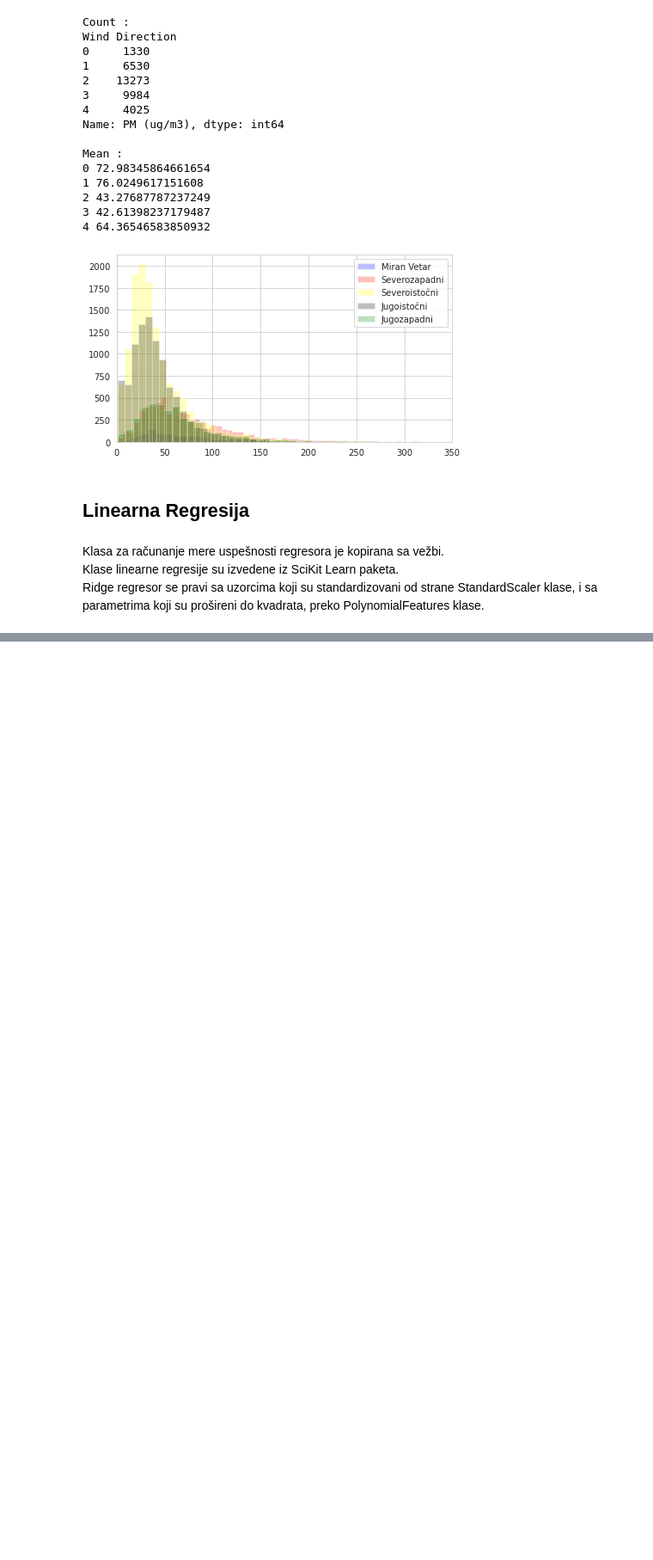
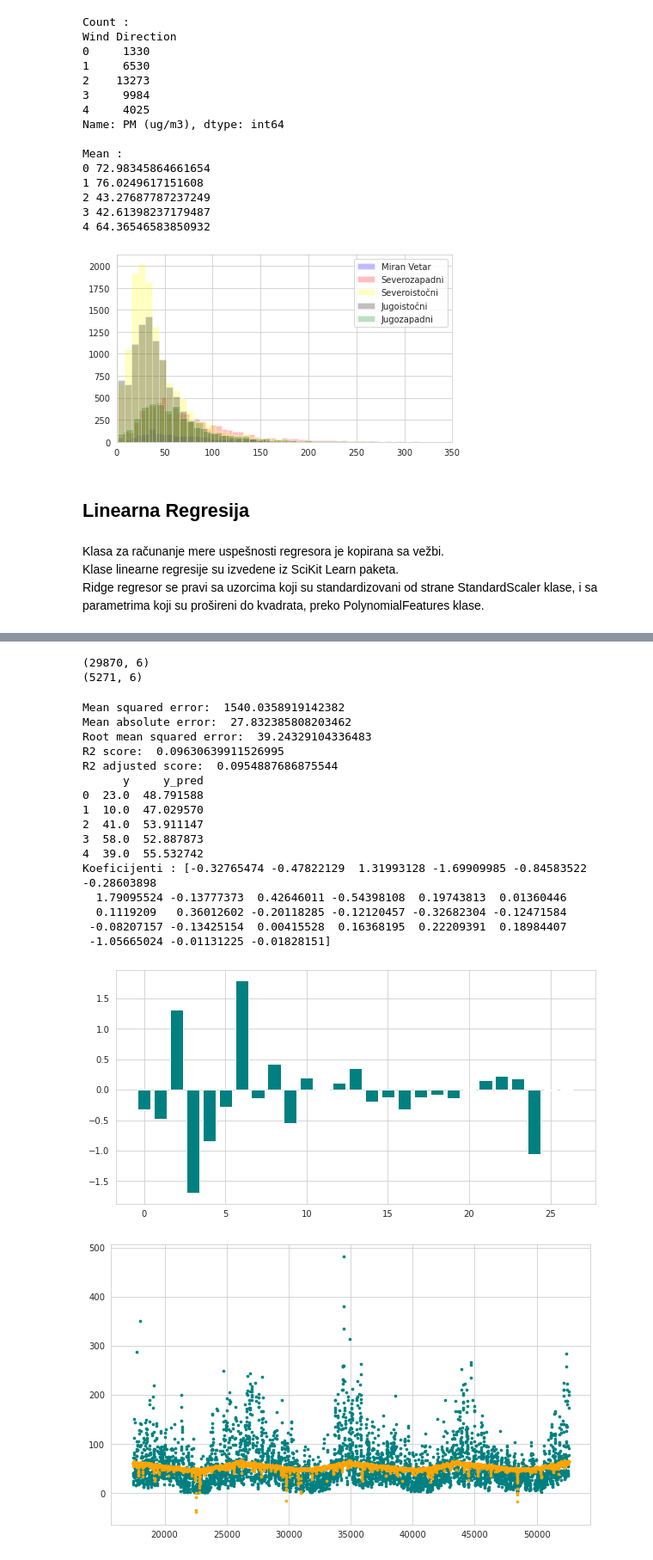
Before and after one commit to stankovictab/ftn-po-shanghai, a Jupyter notebook: shanghai.ipynb, the cells around one changed output, grey strips where cells are left out. Shown at 86% size. Saved outputs shown, nothing was run; the diff lists cells and outputs as text; code cells hidden in the pictures; blank space fills up the shorter version.

```diff
--- a/shanghai.ipynb
+++ b/shanghai.ipynb
@@ -325,0 +547,61 @@ def model_evaluation(y, y_predicted, N, d):
+# %%
+# Pravimo novi skup za treniranje na osnovu trening skupa i skupa za validaciju
+
+x_inter_combined = np.concatenate((x_train, x_valid), axis=0)
+y_combined = np.concatenate((y_train, y_valid), axis=0)
+# %%
+# Treniranje najboljeg Ridge modela nad trening + validacionim skupom
+# Nakon toga se plotuje u poredjenju sa test skupom
+
+print(x_inter_combined.shape)
+print(x_test.shape)
+
+scaler = StandardScaler()
+scaler.fit(x_inter_combined) # Mora da prima 6 kolona da bi prebacio u 27
+x_inter_combined_std = scaler.transform(x_inter_combined)
+x_test_std = scaler.transform(x_test)
+x_inter_combined_std = pd.DataFrame(x_inter_combined_std)
+x_test_std = pd.DataFrame(x_test_std)
+x_inter_combined_std.columns = list(x.columns)
+x_test_std.columns = list(x.columns)
+
+poly = PolynomialFeatures(degree=2, interaction_only=False, include_bias=False)
+# Sa interaction_only = False ubacamo i kvadratne parametre u funkciju
+x_inter_train = poly.fit_transform(x_inter_combined_std)
+x_inter_test = poly.transform(x_test_std)
+
+ridge_model = Ridge(alpha=bestAlpha, solver=bestSolver, max_iter=bestMaxIter)
+ridge_model.fit(x_inter_train, y_combined) # Kreiranje modela na osnovu prosirenog skupa za treniranje
+y_predicted = ridge_model.predict(x_inter_test) # Predikcija nad test skupom
+model_evaluation(y_test, y_predicted, x_inter_train.shape[0], x_inter_train.shape[1], silent=False) # Rezultat na osnovu test skupa
+plt.figure(figsize=(10,5))
+sb.set_style("whitegrid")
+plt.bar(range(len(ridge_model.coef_)),ridge_model.coef_, color="teal")
+plt.savefig("coeffsRidge.png")
+print("Koeficijenti :", ridge_model.coef_)
+
+plt.figure(figsize=(10,6))
+plt.scatter(x_test.index, y_test, s=7, c="teal")
+plt.scatter(x_test.index, y_predicted, s=7, c="orange")
+plt.savefig("scatterRidge.png")
+# %% [output]
+(29870, 6)
+(5271, 6)
+Mean squared error:  1540.0358919142382
+Mean absolute error:  27.832385808203462
+Root mean squared error:  39.24329104336483
+R2 score:  0.09630639911526995
+R2 adjusted score:  0.0954887686875544
+      y     y_pred
+0  23.0  48.791588
+1  10.0  47.029570
+2  41.0  53.911147
+3  58.0  52.887873
+4  39.0  55.532742
+Koeficijenti : [-0.32765474 -0.47822129  1.31993128 -1.69909985 -0.84583522 -0.28603898
+  1.79095524 -0.13777373  0.42646011 -0.54398108  0.19743813  0.01360446
+  0.1119209   0.36012602 -0.20118285 -0.12120457 -0.32682304 -0.12471584
+ -0.08207157 -0.13425154  0.00415528  0.16368195  0.22209391  0.18984407
+ -1.05665024 -0.01131225 -0.01828151]
+[figure, added]
+[figure, added]
```
Also changed, not shown: parts of 26 cells of this notebook, 18 other files.
